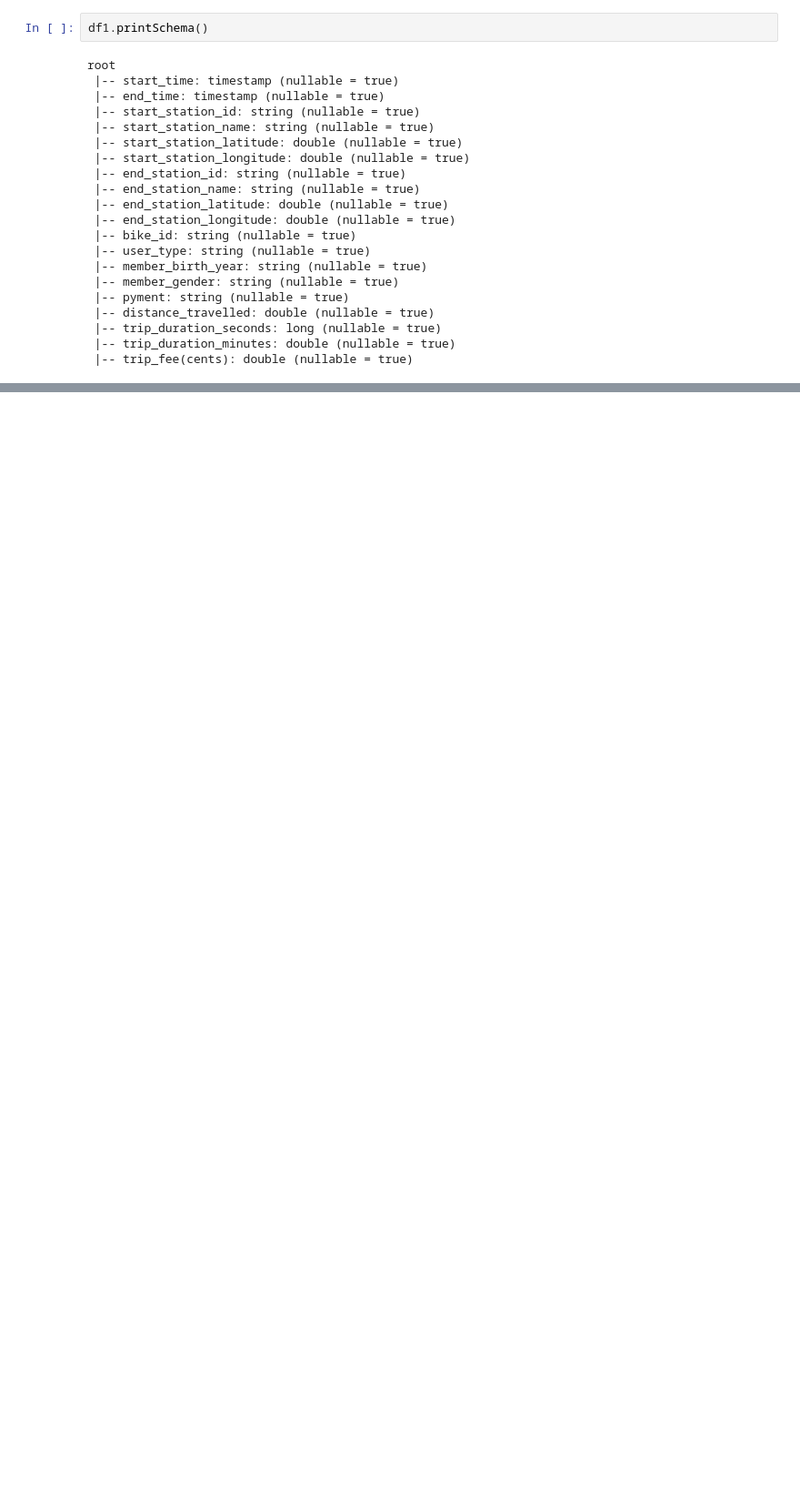
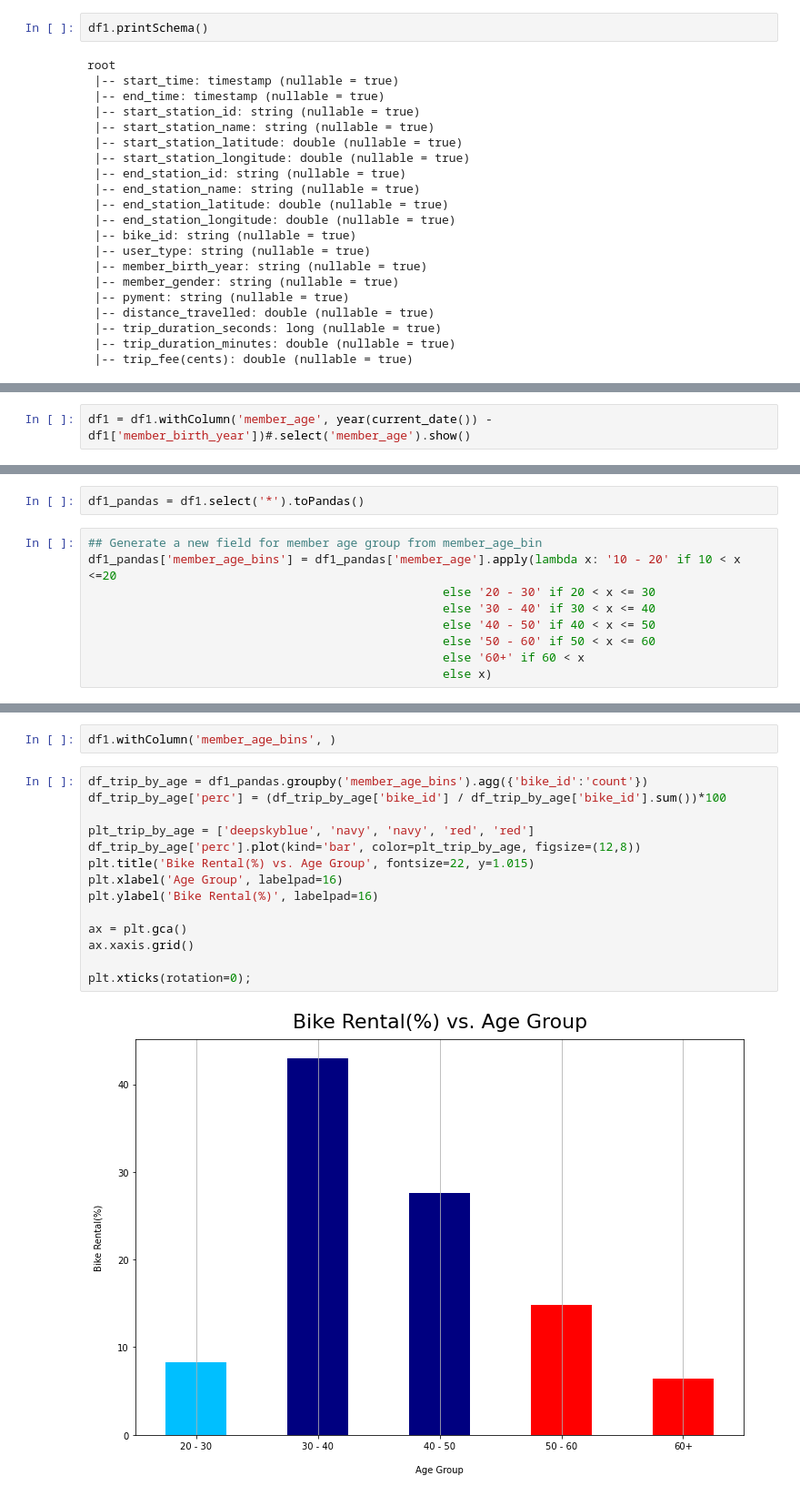
Before and after one commit to JulienAganze/Ford_Go_Bike_Project_Pyspark, a Jupyter notebook: data_manipulation.ipynb, the cells around one changed output, grey strips where cells are left out. Shown at 91% size. Cells and saved outputs as stored; diff of their text form; blank space fills up the shorter version.

```diff
--- a/data_manipulation.ipynb
+++ b/data_manipulation.ipynb
@@ -727,0 +642,2 @@ Out[143]: 15
+# %%
+df1 = df1.withColumn('member_age', year(current_date()) - df1['member_birth_year'])#.select('member_age').show()
@@ -727,0 +715,11 @@ Out[143]: 15
+# %%
+df1_pandas = df1.select('*').toPandas()
+# %%
+## Generate a new field for member age group from member_age_bin
+df1_pandas['member_age_bins'] = df1_pandas['member_age'].apply(lambda x: '10 - 20' if 10 < x <=20
+                                                  else '20 - 30' if 20 < x <= 30
+                                                  else '30 - 40' if 30 < x <= 40
+                                                  else '40 - 50' if 40 < x <= 50
+                                                  else '50 - 60' if 50 < x <= 60
+                                                  else '60+' if 60 < x
+                                                  else x)
@@ -727,0 +743,18 @@ Out[143]: 15
+# %%
+df1.withColumn('member_age_bins', )
+# %%
+df_trip_by_age = df1_pandas.groupby('member_age_bins').agg({'bike_id':'count'})
+df_trip_by_age['perc'] = (df_trip_by_age['bike_id'] / df_trip_by_age['bike_id'].sum())*100
+
+plt_trip_by_age = ['deepskyblue', 'navy', 'navy', 'red', 'red']
+df_trip_by_age['perc'].plot(kind='bar', color=plt_trip_by_age, figsize=(12,8))
+plt.title('Bike Rental(%) vs. Age Group', fontsize=22, y=1.015)
+plt.xlabel('Age Group', labelpad=16)
+plt.ylabel('Bike Rental(%)', labelpad=16)
+
+ax = plt.gca()
+ax.xaxis.grid()
+
+plt.xticks(rotation=0);
+# %% [output]
+[figure, added]
```
Also changed, not shown: parts of 66 cells of this notebook.
